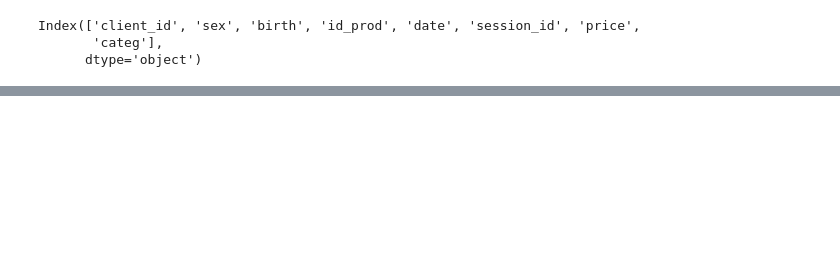
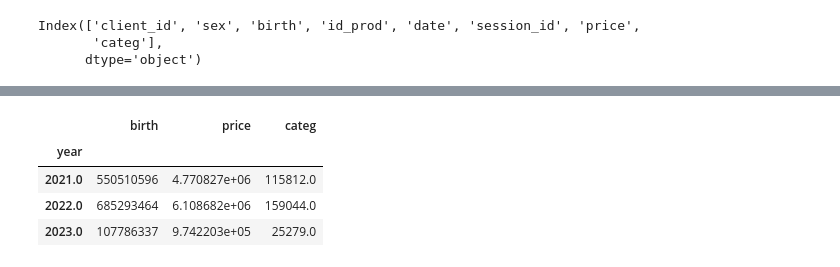
Before and after one commit to Flyander/LaPage_project, a Jupyter notebook: misssion_lapage.ipynb, the cells around one changed output, grey strips where cells are left out. Saved outputs shown, nothing was run; the diff lists cells and outputs as text; code cells hidden in the pictures; blank space fills up the shorter version.

```diff
--- a/misssion_lapage.ipynb
+++ b/misssion_lapage.ipynb
@@ -59,0 +75,9 @@ Le chiffre d'affaire est de 11853528.68 €
+# %%
+# évolution du prix au cours du temps (par année)
+df.groupby(df['year']).sum()
+# %% [output]
+|  | birth | price | categ |
+| year |  |  |  |
+| 2021.0 | 550510596 | 4.770827e+06 | 115812.0 |
+| 2022.0 | 685293464 | 6.108682e+06 | 159044.0 |
+| 2023.0 | 107786337 | 9.742203e+05 | 25279.0 |
```
Also changed, not shown: parts of 10 cells of this notebook.
